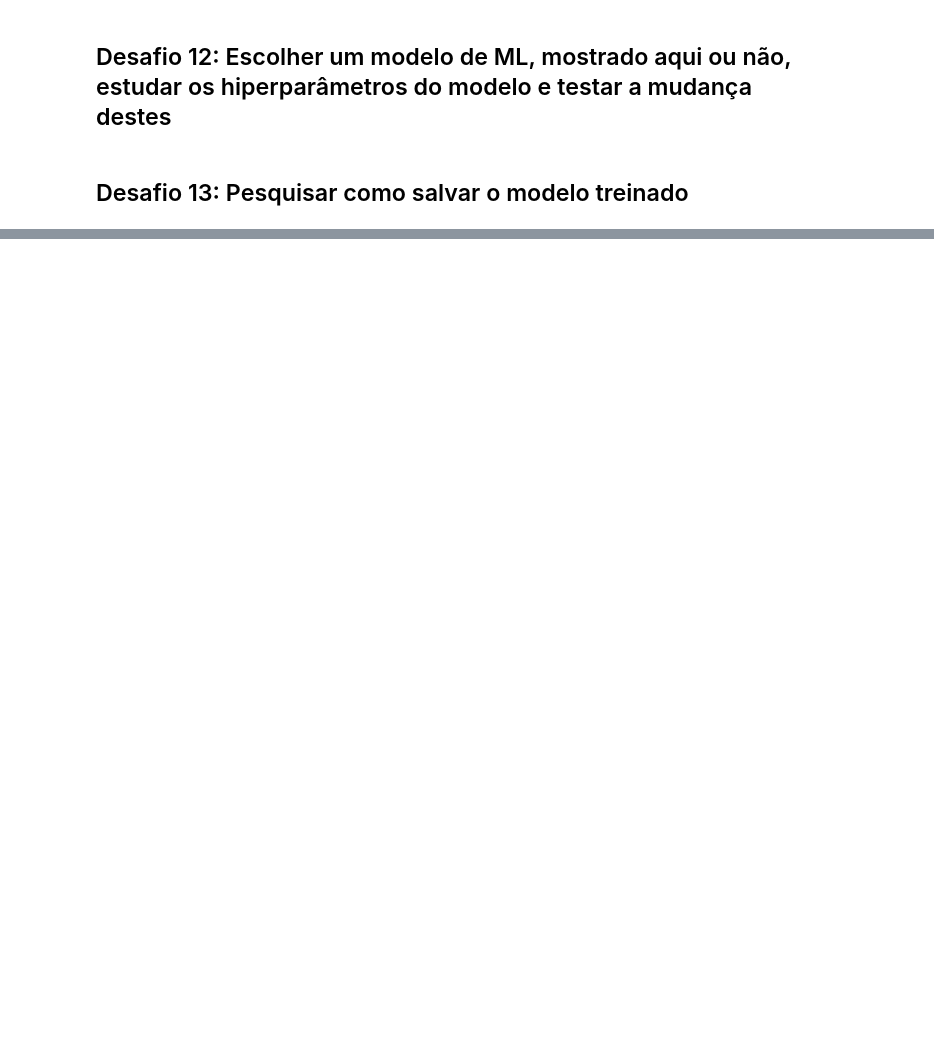
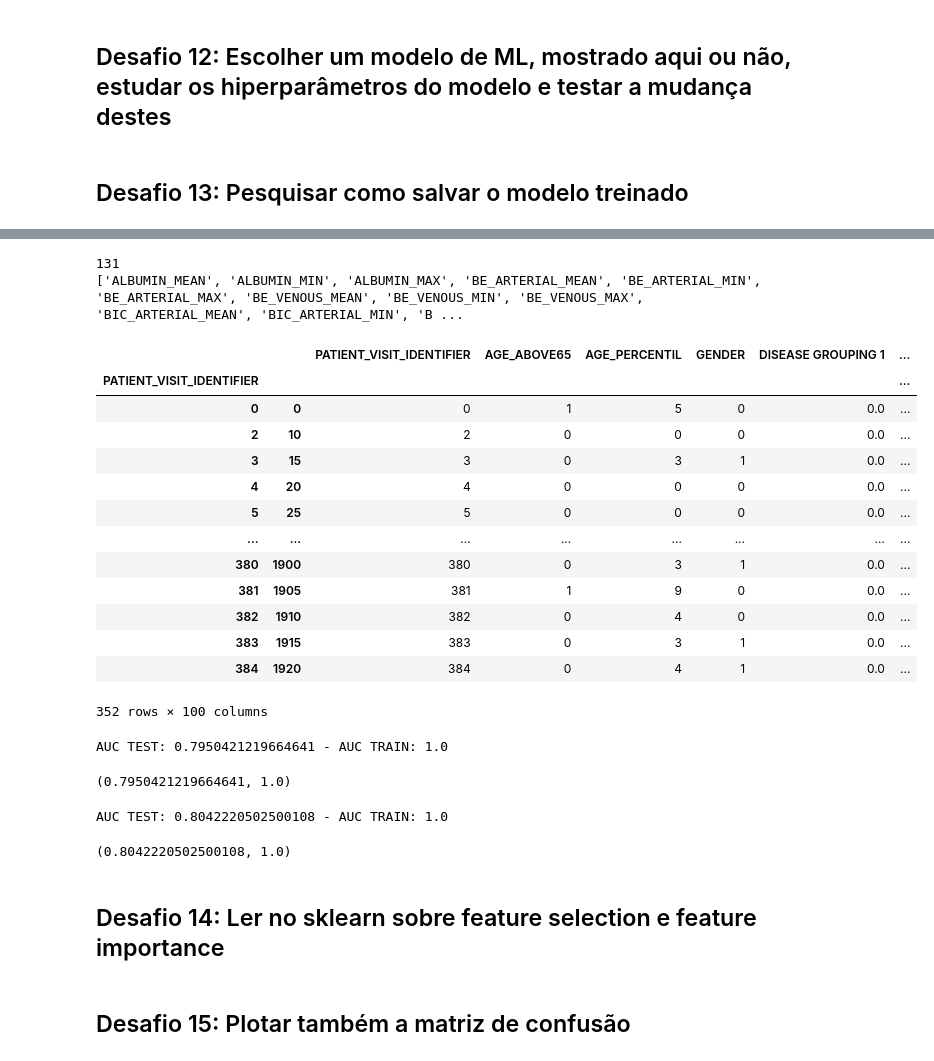
Before and after one commit to cmattosr/bootcampDS_Mod05, a Jupyter notebook: Modulo06.ipynb, the cells around one changed output, grey strips where cells are left out. Saved outputs shown, nothing was run; the diff lists cells and outputs as text; code cells hidden in the pictures; blank space fills up the shorter version.

Commit message:
Desafio16

```diff
--- a/Modulo06.ipynb
+++ b/Modulo06.ipynb
@@ -483,0 +551,11 @@ teste, treino = roda_modelo_cv(modelo_arvore, dados_limpos, 5, 10)
+# %%
+#vamos remover as colunas com alto valor de correlação
+
+#definir o valor aceitável de correlação
+alta_corr = 0.95
+
+#transformar os valores de correlação em valores absolutos
+matrix_corr = dados_limpos.iloc[:, 4:-2].corr().abs()
+
+#achar se há valores acima do valor definido de correlação na coluna DISEASE GROUPING 1
+any(matrix_corr["DISEASE GROUPING 1"] > alta_corr)
@@ -483,0 +629,49 @@ teste, treino = roda_modelo_cv(modelo_arvore, dados_limpos, 5, 10)
+# %%
+#vamos pegar o triângulo superior a diagonal e apagar a diagonal, e transformar em dados booleanos
+matrix_upper = matrix_corr.where(np.triu(np.ones(matrix_corr.shape), k=1).astype(bool))
+excluir = [coluna for coluna in matrix_upper.columns if any(matrix_upper[coluna] > alta_corr)]
+print(len(excluir))
+print(excluir)
+# %% [output]
+131
+['ALBUMIN_MEAN', 'ALBUMIN_MIN', 'ALBUMIN_MAX', 'BE_ARTERIAL_MEAN', 'BE_ARTERIAL_MIN', 'BE_ARTERIAL_MAX', 'BE_VENOUS_MEAN', 'BE_VENOUS_MIN', 'BE_VENOUS_MAX', 'BIC_ARTERIAL_MEAN', 'BIC_ARTERIAL_MIN', 'B ...
+# %%
+#função para remover as colunas
+def remove_corr_var(dados, valor_corte):
+    matrix_corr = dados.iloc[:, 4:-2].corr().abs()
+    matrix_upper = matrix_corr.where(np.triu(np.ones(matrix_corr.shape), k=1).astype(bool))
+    excluir = [coluna for coluna in matrix_upper.columns if any(matrix_upper[coluna] > valor_corte)]
+    return dados.drop(excluir, axis=1)
+# %%
+dados_limpos_sem_corr = remove_corr_var(dados_limpos, 0.95)
+# %%
+dados_limpos_sem_corr
+# %% [output]
+|  |  | PATIENT_VISIT_IDENTIFIER | AGE_ABOVE65 | AGE_PERCENTIL | GENDER | DISEASE GROUPING 1 | ... |
+| PATIENT_VISIT_IDENTIFIER |  |  |  |  |  |  | ... |
+| 0 | 0 | 0 | 1 | 5 | 0 | 0.0 | ... |
+| 2 | 10 | 2 | 0 | 0 | 0 | 0.0 | ... |
+| 3 | 15 | 3 | 0 | 3 | 1 | 0.0 | ... |
+| 4 | 20 | 4 | 0 | 0 | 0 | 0.0 | ... |
+| 5 | 25 | 5 | 0 | 0 | 0 | 0.0 | ... |
+| ... | ... | ... | ... | ... | ... | ... | ... |
+| 380 | 1900 | 380 | 0 | 3 | 1 | 0.0 | ... |
+| 381 | 1905 | 381 | 1 | 9 | 0 | 0.0 | ... |
+| 382 | 1910 | 382 | 0 | 4 | 0 | 0.0 | ... |
+| 383 | 1915 | 383 | 0 | 3 | 1 | 0.0 | ... |
+| 384 | 1920 | 384 | 0 | 4 | 1 | 0.0 | ... |
+352 rows × 100 columns
+# %%
+roda_modelo_cv(modelo_arvore, dados_limpos, 5, 10)
+# %% [output]
+AUC TEST: 0.7950421219664641 - AUC TRAIN: 1.0
+(0.7950421219664641, 1.0)
+# %%
+roda_modelo_cv(modelo_arvore, dados_limpos_sem_corr, 5, 10)
+# %% [output]
+AUC TEST: 0.8042220502500108 - AUC TRAIN: 1.0
+(0.8042220502500108, 1.0)
+# %% [markdown]
+## Desafio 14: Ler no sklearn sobre feature selection e feature importance
+# %% [markdown]
+## Desafio 15: Plotar também a matriz de confusão
```
Also changed, not shown: parts of 15 cells of this notebook.
